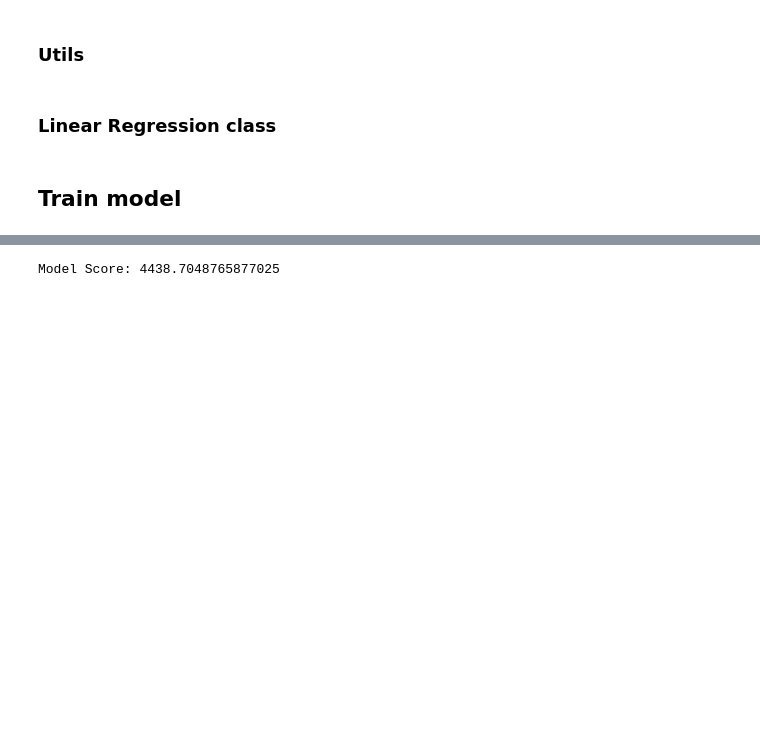
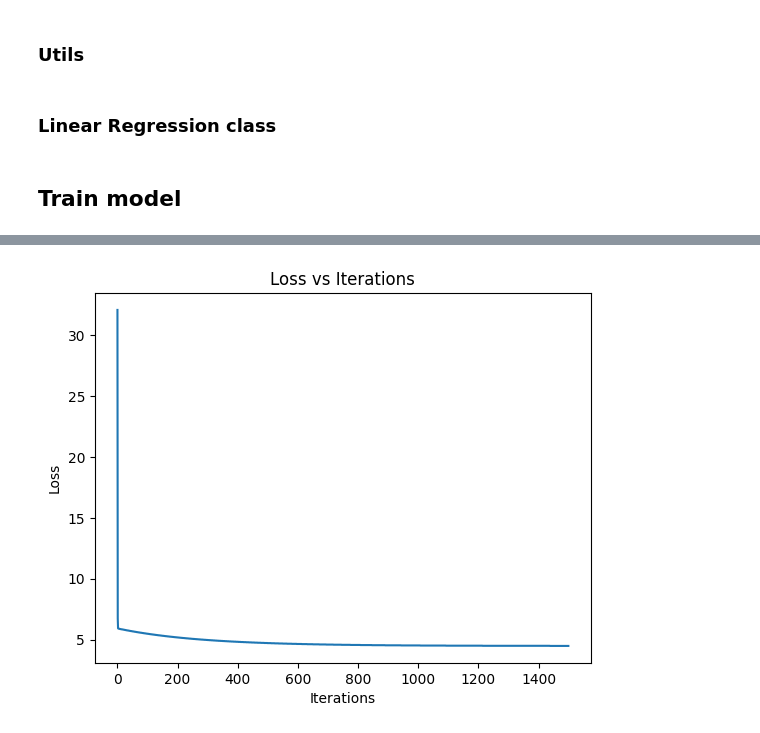
Before and after one commit to tiesen243/machine-learing-from-scratch, a Jupyter notebook: src/linear-regression.ipynb, the cells around one changed output, grey strips where cells are left out. Drawn from its saved outputs; the diff is of its cells as text; code cells hidden in the pictures; blank space fills up the shorter version.

```diff
--- a/src/linear-regression.ipynb
+++ b/src/linear-regression.ipynb
@@ -30,6 +31,25 @@ def mse(y_true: np.ndarray, y_pred: np.ndarray) -> float:
         Mean Squared Error
     """
     return np.mean((y_true - y_pred) ** 2)
+# %%
+def load_data(path: str) -> np.ndarray:
+    """
+    Load data from a file
+
+    Parameters
+    ----------
+    path : str
+        Path to the file
+
+    Returns
+    -------
+    np.ndarray
+        Data
+    """
+    data = np.loadtxt(path, delimiter=",")
+    X = data[:, 0]
+    y = data[:, 1]
+    return X, y
 # %% [markdown]
 ### Linear Regression class
 # %%
@@ -110,3 +152,6 @@ print(X_train.shape, X_test.shape, y_train.shape, y_test.shape)
+# %%
+X, y = load_data("data/city.txt")
+X = X.reshape(-1, 1)
 # %%
 model = LinearRegression(lr=0.01)
-model.fit(X_train, y_train, n_iters=1000)
+model.fit(X, y, n_iters=1500, verbose=True)
@@ -113,5 +169,8 @@ model.fit(X_train, y_train, n_iters=1000)
-# %%
-score = model.score(X_test, y_test)
-print(f"Model Score: {score}")
-# %% [output]
-Model Score: 4438.7048765877025
+# %%
+plt.plot(model.loss)
+plt.xlabel("Iterations")
+plt.ylabel("Loss")
+plt.title("Loss vs Iterations")
+plt.show()
+# %% [output]
+[figure, added]
```
Also changed, not shown: parts of 7 cells of this notebook, 1 other file.
